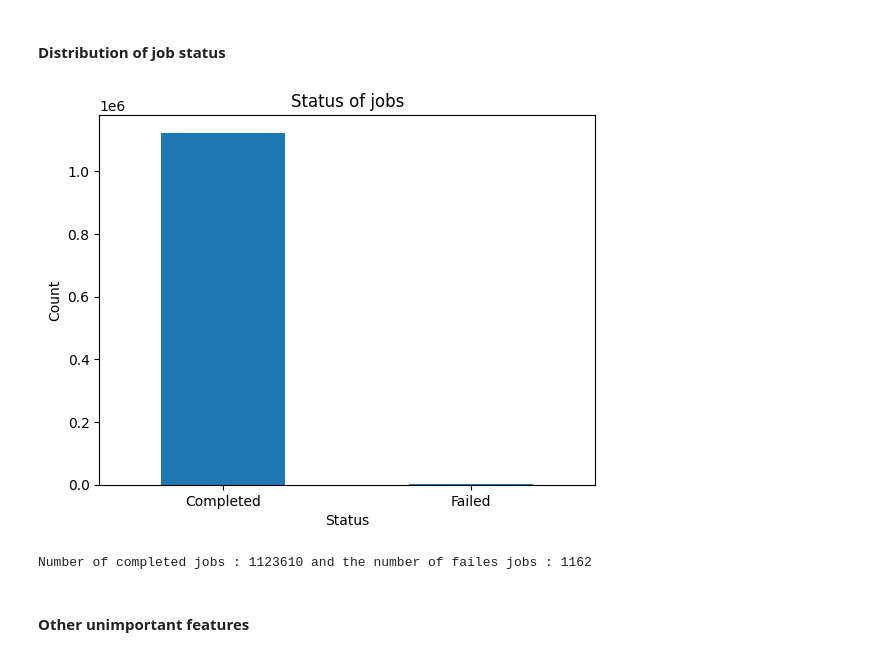
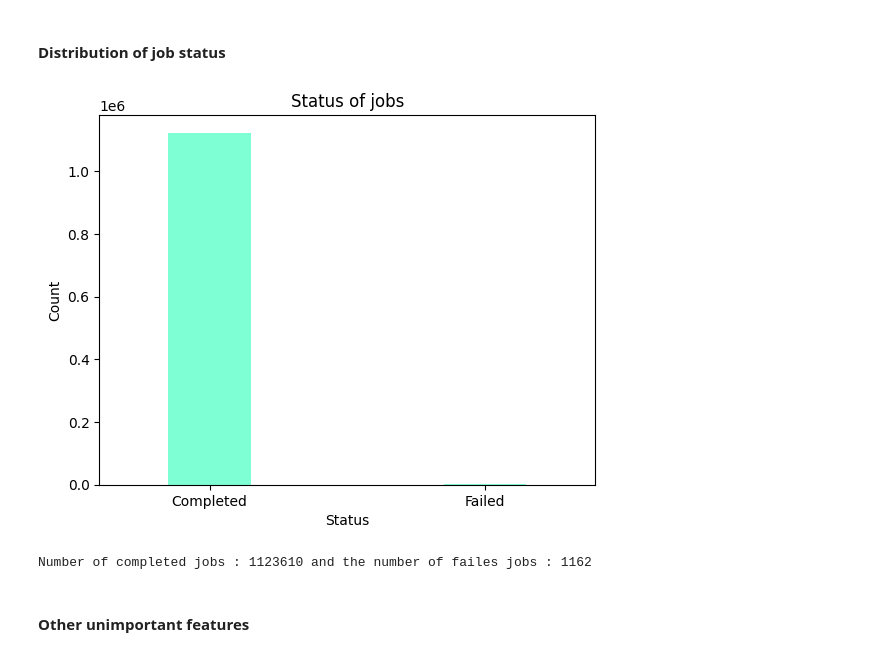
Before and after one commit to mustaphaezzali/A-CNN-BiLSTM-with-attention-mechanisme-for-Workload-prediction, a Jupyter notebook: data/dataAnalysis.ipynb, the cells around one changed output. Cells and saved outputs as stored; diff of their text form; code cells hidden in the pictures.

```diff
--- a/data/dataAnalysis.ipynb
+++ b/data/dataAnalysis.ipynb
@@ -121,4 +96,9 @@ ProjectID
 # %% [markdown]
 The following columns have missing values : ReqMemory, PartitionID, UsedNetwork, UsedLocalDiskSpace, UsedResources, ReqPlatform, ReqNetwork, ReqLocalDiskSpace, ReqResources, VOID, ProjectID. We can delete these columns since they are not relevant for our analysis.
-# %%
-dataset = dataset.drop(columns=['ReqMemory', "PartitionID", 'UsedNetwork', "ReqPlatform", 'ReqNetwork', 'UsedLocalDiskSpace', 'ReqLocalDiskSpace', 'UsedResources', 'ReqResources', "VOID", "ProjectID"])
+# %%
+# print column names which have one unique value to check if it is -1 for all rows (unavailable information)
+for i in dataset.columns:
+    unique_values = dataset[i].unique()
+    if len(unique_values) == 1:
+        if unique_values[0] == -1:
+            dataset = dataset.drop(columns=[i])
@@ -207,15 +201,15 @@ KeyError: "['ReqMemory', 'UsedNetwork', 'ReqNetwork', 'UsedLocalDiskSpace', 'Req
 # %%
 # Job status
 status_counts = dataset['Status'].value_counts()
-status_counts.plot(kind='bar', rot=0)
+status_counts.plot(kind='bar', rot=0, width=0.3, color='aquamarine')
 plt.title('Status of jobs')
 plt.xlabel('Status')
 plt.ylabel('Count')
 plt.xticks([0, 1], ['Completed', 'Failed'])
 plt.show()
 print(f"Number of completed jobs : {status_counts[1]} and the number of failes jobs : {status_counts[0]} ")
 # %% [output]
-[figure, old version]
+[figure, new version]
 Number of completed jobs : 1123610 and the number of failes jobs : 1162
 # %% [markdown]
 #### Other unimportant features
```
Also changed, not shown: parts of 12 cells of this notebook.
